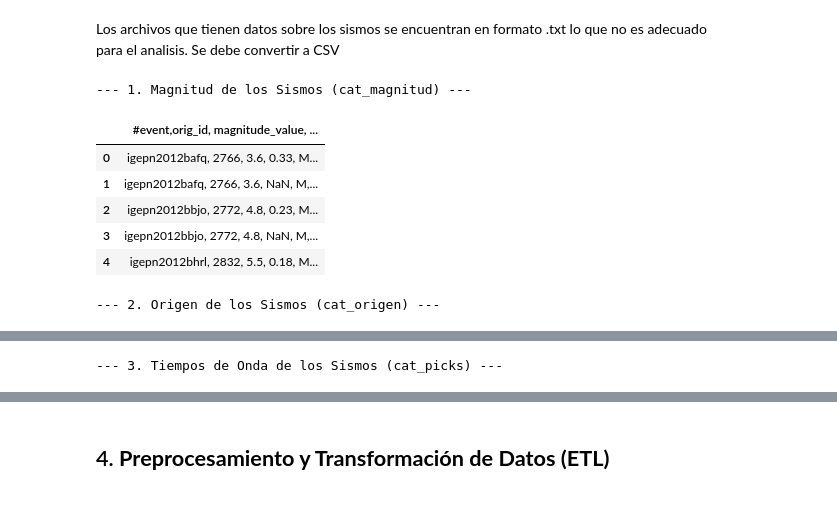
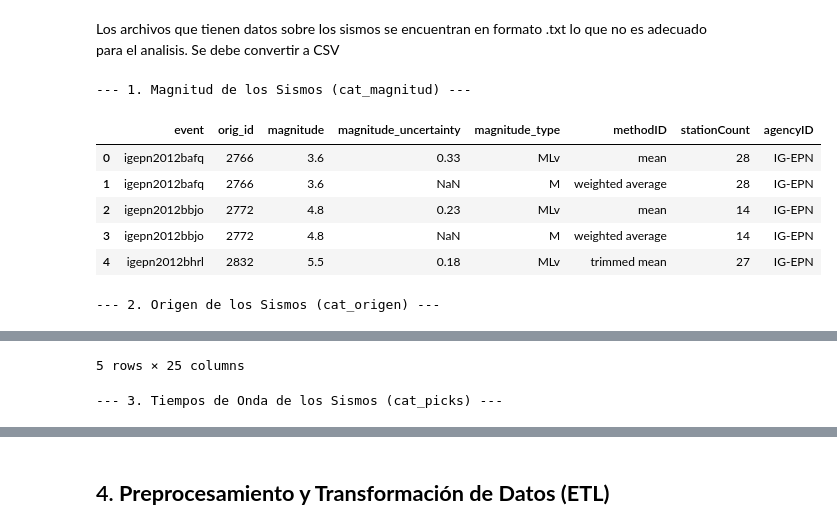
Before and after one commit to nunsongi/quito-risk-mapping-python, a Jupyter notebook: Mapa_de_Riesgos_Quito.ipynb, the cells around one changed output, grey strips where cells are left out. Drawn from its saved outputs; the diff is of its cells as text; code cells hidden in the pictures.

```diff
--- a/Mapa_de_Riesgos_Quito.ipynb
+++ b/Mapa_de_Riesgos_Quito.ipynb
@@ -68,37 +68,63 @@ sns.set(style="whitegrid")
 Los archivos que tienen datos sobre los sismos se encuentran en formato .txt lo que no es adecuado para el analisis. Se debe convertir a CSV
 # %%
 # Magnitud de los Sismos
+
+columns_mag = [
+    'event', 'orig_id', 'magnitude', 'magnitude_uncertainty',
+    'magnitude_type', 'methodID', 'stationCount', 'agencyID'
+]
+
 archive_txt_mag = pd.read_csv(r'/content/cat_magnitud_2012-jul2025.txt',
-                              sep='\t',
-                              skiprows=26,
+                              sep='\,',
+                              skiprows=27,
+                              names=columns_mag,
                               encoding='utf-8')
 
 print("--- 1. Magnitud de los Sismos (cat_magnitud) ---")
 display(archive_txt_mag.head())
 
 # Origen de los Sismos
+
+columns_origen = ['event', 'orig_id', 'time_value', 'time_value_ms', 'time_uncertainty',
+                  'latitude_value,' 'latitude_uncertainty', 'longitude_value',
+                  'longitude_uncertainty', 'depth_value,depth_uncertainty',
+                  'magnitude_value_M', 'magnitude_value_P,magnitude_type_P',
+                  'magnitudeP_uncertainty', 'magnitudeP_stationCount',
+                  'quality_associatedPhaseCount', 'quality_usedPhaseCount',
+                  'quality_associatedStationCount', 'quality_usedStationCount',
+                  'quality_standardError', 'quality_azimuthalGap', 'quality_maximumDistance',
+                  'quality_minimumDistance', 'quality_medianDistance', 'Fuente', 'methodID' ,
+                  'earthModelID']
 archive_txt_origen = pd.read_csv(r'/content/cat_origen_2012-jul2025.txt',
-                                 sep='\t',
-                                 skiprows=52,
+                                 sep='\,',
+                                 skiprows=54,
+                                 names=columns_origen,
                                  encoding='utf-8')
 
 print("\n--- 2. Origen de los Sismos (cat_origen) ---")
 display(archive_txt_origen.head())
 
 # Tiempos de Onda de los Sismos
+
+columns_picks = ['event', 'orig_id', 'time_value','time_value_ms','network_code','station_code',
+                 'channel_code', 'phase_code', 'arri_azimuth', 'arri_distance', 'arri_timeResidual',
+                 'arri_weight', 'polarity', 'time_used', 'agencyID'
+]
+
 archive_txt_picks = pd.read_csv(r'/content/cat_picks_2012-jul2025.txt',
-                                sep='\t',
-                                skiprows=32,
+                                sep='\,',
+                                skiprows=33,
+                                names=columns_picks,
                                 encoding='utf-8')
 
 print("\n--- 3. Tiempos de Onda de los Sismos (cat_picks) ---")
 display(archive_txt_picks.head())
 # %% [output]
 --- 1. Magnitud de los Sismos (cat_magnitud) ---
-|  | #event,orig_id, magnitude_value, ... |
-| 0 | igepn2012bafq, 2766, 3.6, 0.33, M... |
-| 1 | igepn2012bafq, 2766, 3.6, NaN, M,... |
-| 2 | igepn2012bbjo, 2772, 4.8, 0.23, M... |
-| 3 | igepn2012bbjo, 2772, 4.8, NaN, M,... |
-| 4 | igepn2012bhrl, 2832, 5.5, 0.18, M... |
+|  | event | orig_id | magnitude | magnitude_uncertainty | magnitude_type | methodID | stationCount | agencyID |
+| 0 | igepn2012bafq | 2766 | 3.6 | 0.33 | MLv | mean | 28 | IG-EPN |
+| 1 | igepn2012bafq | 2766 | 3.6 | NaN | M | weighted average | 28 | IG-EPN |
+| 2 | igepn2012bbjo | 2772 | 4.8 | 0.23 | MLv | mean | 14 | IG-EPN |
+| 3 | igepn2012bbjo | 2772 | 4.8 | NaN | M | weighted average | 14 | IG-EPN |
+| 4 | igepn2012bhrl | 2832 | 5.5 | 0.18 | MLv | trimmed mean | 27 | IG-EPN |
 --- 2. Origen de los Sismos (cat_origen) ---
@@ -111 +137,2 @@ display(archive_txt_picks.head())
---- 3. Tiempos de Onda de los Sismos (cat_picks) ---
+5 rows × 25 columns
+--- 3. Tiempos de Onda de los Sismos (cat_picks) ---
```
Also changed, not shown: parts of 1 cell of this notebook.
